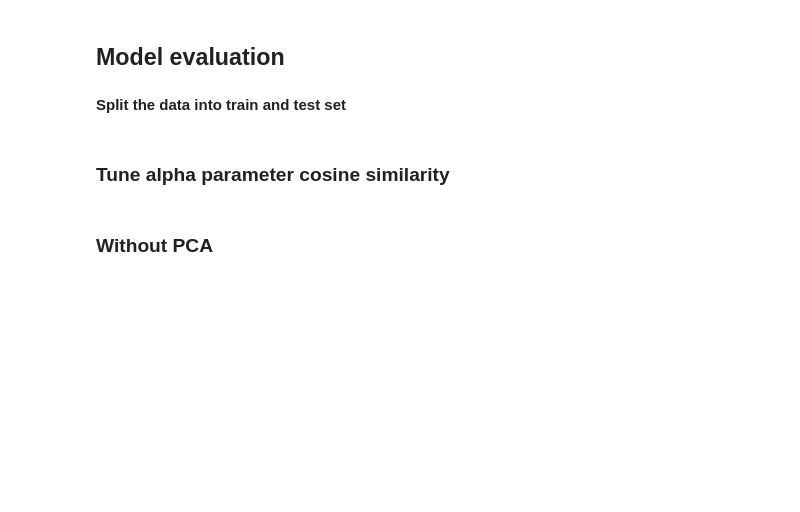
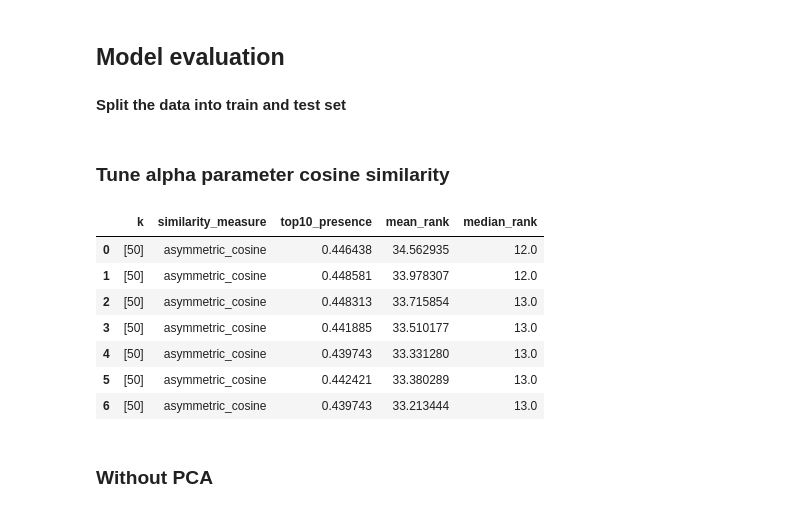
Before and after one commit to Slowika/Bag-of-Recipes, a Jupyter notebook: recommendations.ipynb, the cells around one changed output. Drawn from its saved outputs; the diff is of its cells as text; code cells hidden in the pictures; blank space fills up the shorter version.

```diff
--- a/recommendations.ipynb
+++ b/recommendations.ipynb
@@ -87,5 +84,17 @@ results_alpha_PCA
 # %%
 results_alpha_PCA.to_csv('results/parameter_settings_train_alpha.csv', sep = '\t')
+# %%
+results_alpha_PCA = pd.read_csv('results/parameter_settings_train_alpha.csv', sep = '\t', index_col = 0)
+results_alpha_PCA
+# %% [output]
+|  | k | similarity_measure | top10_presence | mean_rank | median_rank |
+| 0 | [50] | asymmetric_cosine | 0.446438 | 34.562935 | 12.0 |
+| 1 | [50] | asymmetric_cosine | 0.448581 | 33.978307 | 12.0 |
+| 2 | [50] | asymmetric_cosine | 0.448313 | 33.715854 | 13.0 |
+| 3 | [50] | asymmetric_cosine | 0.441885 | 33.510177 | 13.0 |
+| 4 | [50] | asymmetric_cosine | 0.439743 | 33.331280 | 13.0 |
+| 5 | [50] | asymmetric_cosine | 0.442421 | 33.380289 | 13.0 |
+| 6 | [50] | asymmetric_cosine | 0.439743 | 33.213444 | 13.0 |
 # %% [markdown]
 ### Without PCA
 # %%
```
Also changed, not shown: parts of 17 cells of this notebook.
